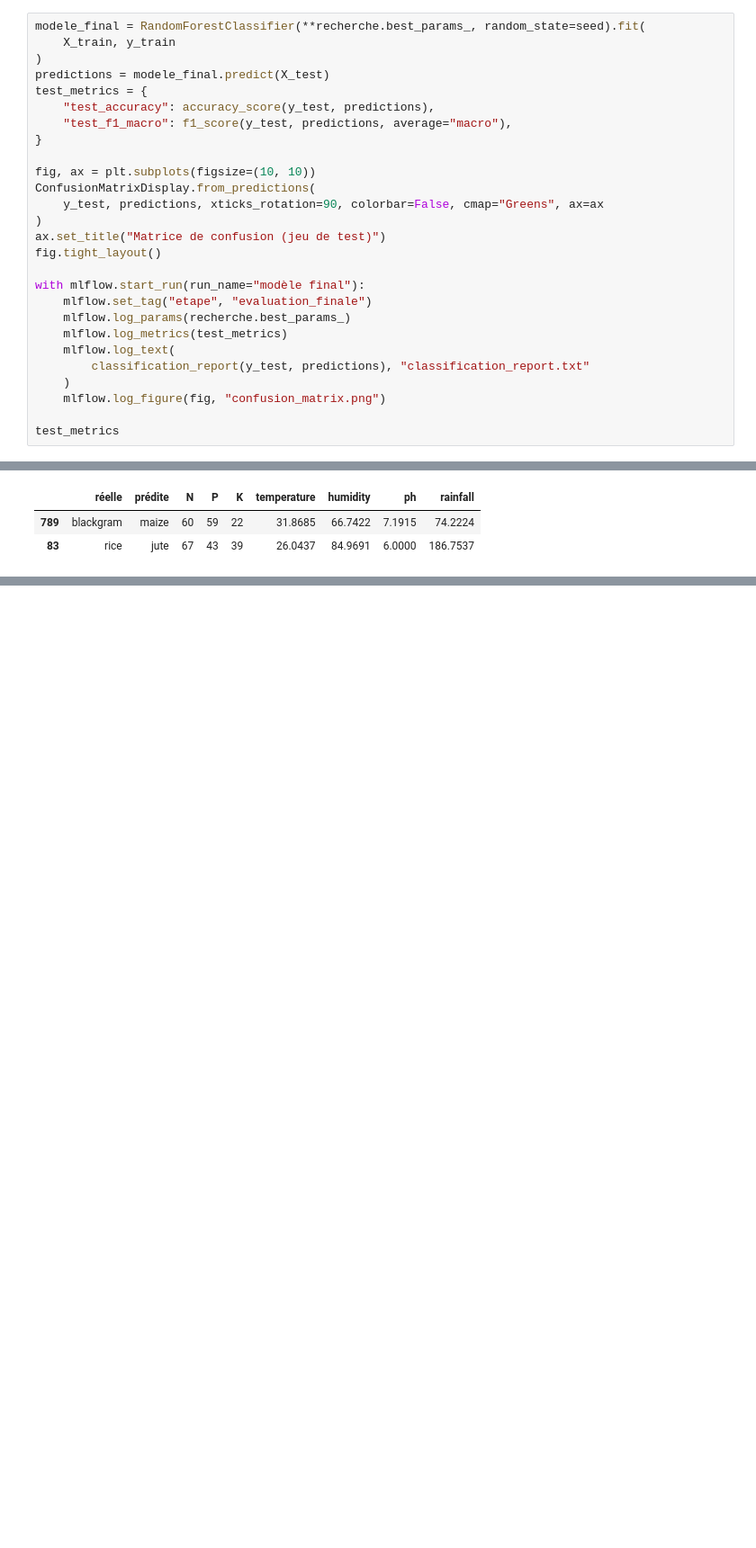
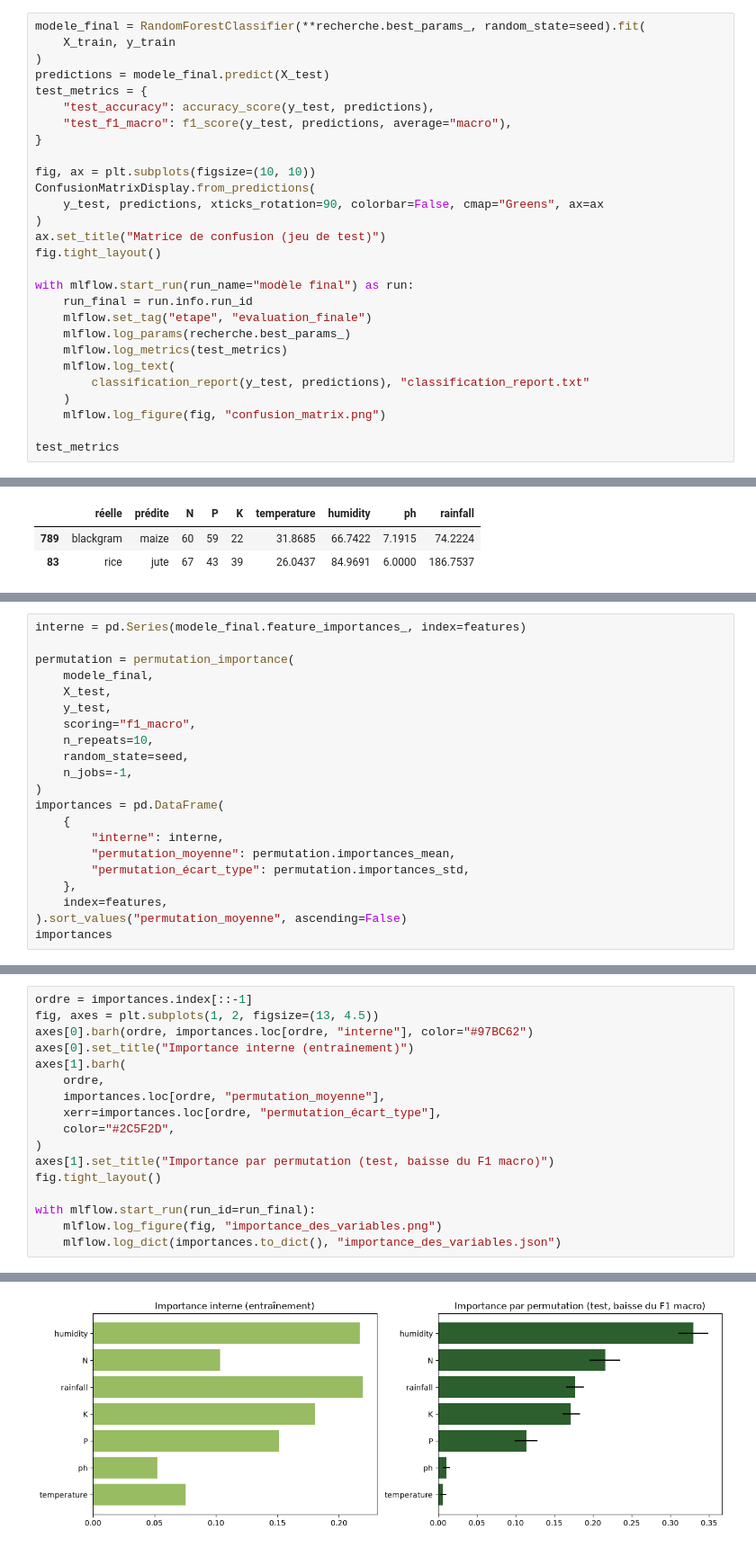
Before and after one commit to webew/crop_recommendation_tp, a Jupyter notebook: notebooks/02_demarche_modelisation.ipynb, the cells around one changed output, grey strips where cells are left out. Shown at 90% size. Drawn from its saved outputs; the diff is of its cells as text; blank space fills up the shorter version.

```diff
--- a/notebooks/02_demarche_modelisation.ipynb
+++ b/notebooks/02_demarche_modelisation.ipynb
@@ -350,7 +352,8 @@ ConfusionMatrixDisplay.from_predictions(
 ax.set_title("Matrice de confusion (jeu de test)")
 fig.tight_layout()
 
-with mlflow.start_run(run_name="modèle final"):
+with mlflow.start_run(run_name="modèle final") as run:
+    run_final = run.info.run_id
     mlflow.set_tag("etape", "evaluation_finale")
     mlflow.log_params(recherche.best_params_)
     mlflow.log_metrics(test_metrics)
@@ -391,0 +393,21 @@ fig.tight_layout()
+# %%
+interne = pd.Series(modele_final.feature_importances_, index=features)
+
+permutation = permutation_importance(
+    modele_final,
+    X_test,
+    y_test,
+    scoring="f1_macro",
+    n_repeats=10,
+    random_state=seed,
+    n_jobs=-1,
+)
+importances = pd.DataFrame(
+    {
+        "interne": interne,
+        "permutation_moyenne": permutation.importances_mean,
+        "permutation_écart_type": permutation.importances_std,
+    },
+    index=features,
+).sort_values("permutation_moyenne", ascending=False)
+importances
@@ -391,0 +423,18 @@ fig.tight_layout()
+# %%
+ordre = importances.index[::-1]
+fig, axes = plt.subplots(1, 2, figsize=(13, 4.5))
+axes[0].barh(ordre, importances.loc[ordre, "interne"], color="#97BC62")
+axes[0].set_title("Importance interne (entraînement)")
+axes[1].barh(
+    ordre,
+    importances.loc[ordre, "permutation_moyenne"],
+    xerr=importances.loc[ordre, "permutation_écart_type"],
+    color="#2C5F2D",
+)
+axes[1].set_title("Importance par permutation (test, baisse du F1 macro)")
+fig.tight_layout()
+
+with mlflow.start_run(run_id=run_final):
+    mlflow.log_figure(fig, "importance_des_variables.png")
+    mlflow.log_dict(importances.to_dict(), "importance_des_variables.json")
+# %% [output]
@@ -391,0 +443 @@ fig.tight_layout()
+[figure, added]
```
Also changed, not shown: parts of 12 cells of this notebook.
